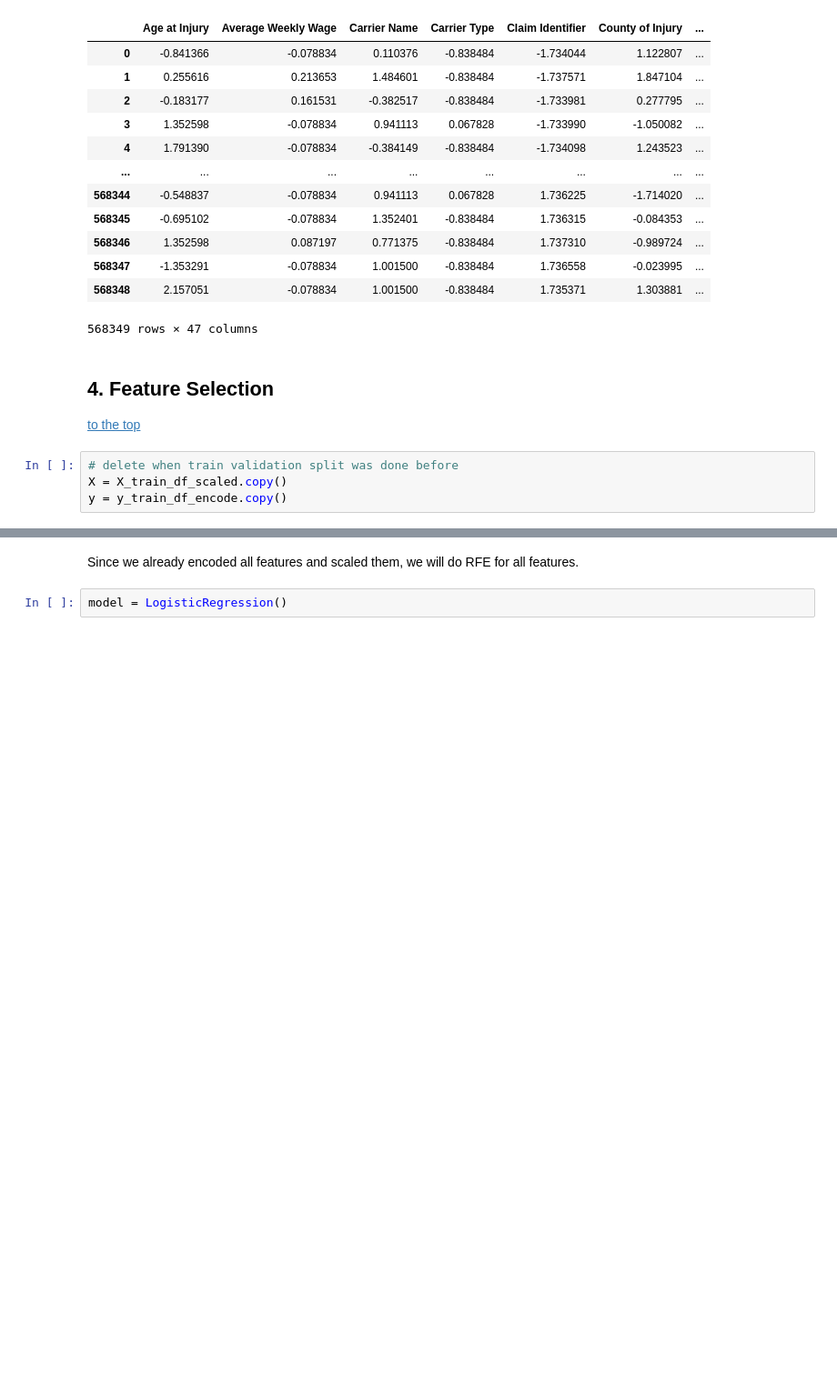
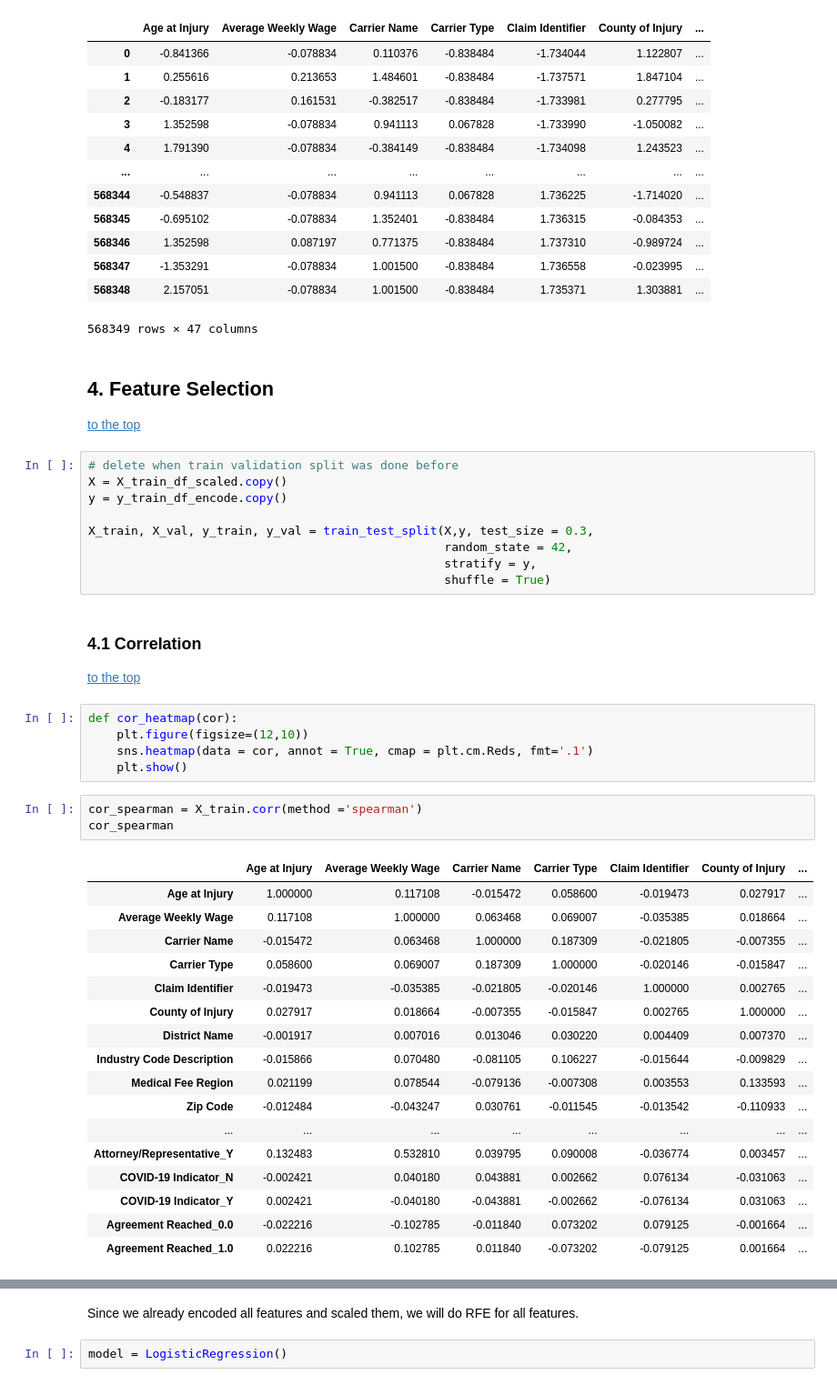
Before and after one commit to alexandregsg/ML_Project_Group52, a Jupyter notebook: Homework_Group52.ipynb, the cells around one changed output, grey strips where cells are left out. Shown at 91% size. Drawn from its saved outputs; the diff is of its cells as text; blank space fills up the shorter version.

```diff
--- a/Homework_Group52.ipynb
+++ b/Homework_Group52.ipynb
@@ -2326,3 +2331,37 @@ X_train_df_scaled
 # delete when train validation split was done before
 X = X_train_df_scaled.copy()
 y = y_train_df_encode.copy()
+
+X_train, X_val, y_train, y_val = train_test_split(X,y, test_size = 0.3,
+                                                  random_state = 42,
+                                                  stratify = y,
+                                                  shuffle = True)
+# %% [markdown]
+### 4.1 Correlation <a id='correlation'></a>
+[to the top](#top)
+# %%
+def cor_heatmap(cor):
+    plt.figure(figsize=(12,10))
+    sns.heatmap(data = cor, annot = True, cmap = plt.cm.Reds, fmt='.1')
+    plt.show()
+# %%
+cor_spearman = X_train.corr(method ='spearman')
+cor_spearman
+# %% [output]
+|  | Age at Injury | Average Weekly Wage | Carrier Name | Carrier Type | Claim Identifier | County of Injury | ... |
+| Age at Injury | 1.000000 | 0.117108 | -0.015472 | 0.058600 | -0.019473 | 0.027917 | ... |
+| Average Weekly Wage | 0.117108 | 1.000000 | 0.063468 | 0.069007 | -0.035385 | 0.018664 | ... |
+| Carrier Name | -0.015472 | 0.063468 | 1.000000 | 0.187309 | -0.021805 | -0.007355 | ... |
+| Carrier Type | 0.058600 | 0.069007 | 0.187309 | 1.000000 | -0.020146 | -0.015847 | ... |
+| Claim Identifier | -0.019473 | -0.035385 | -0.021805 | -0.020146 | 1.000000 | 0.002765 | ... |
+| County of Injury | 0.027917 | 0.018664 | -0.007355 | -0.015847 | 0.002765 | 1.000000 | ... |
+| District Name | -0.001917 | 0.007016 | 0.013046 | 0.030220 | 0.004409 | 0.007370 | ... |
+| Industry Code Description | -0.015866 | 0.070480 | -0.081105 | 0.106227 | -0.015644 | -0.009829 | ... |
+| Medical Fee Region | 0.021199 | 0.078544 | -0.079136 | -0.007308 | 0.003553 | 0.133593 | ... |
+| Zip Code | -0.012484 | -0.043247 | 0.030761 | -0.011545 | -0.013542 | -0.110933 | ... |
+| ... | ... | ... | ... | ... | ... | ... | ... |
+| Attorney/Representative_Y | 0.132483 | 0.532810 | 0.039795 | 0.090008 | -0.036774 | 0.003457 | ... |
+| COVID-19 Indicator_N | -0.002421 | 0.040180 | 0.043881 | 0.002662 | 0.076134 | -0.031063 | ... |
+| COVID-19 Indicator_Y | 0.002421 | -0.040180 | -0.043881 | -0.002662 | -0.076134 | 0.031063 | ... |
+| Agreement Reached_0.0 | -0.022216 | -0.102785 | -0.011840 | 0.073202 | 0.079125 | -0.001664 | ... |
+| Agreement Reached_1.0 | 0.022216 | 0.102785 | 0.011840 | -0.073202 | -0.079125 | 0.001664 | ... |
```
Also changed, not shown: parts of 12 cells of this notebook.
